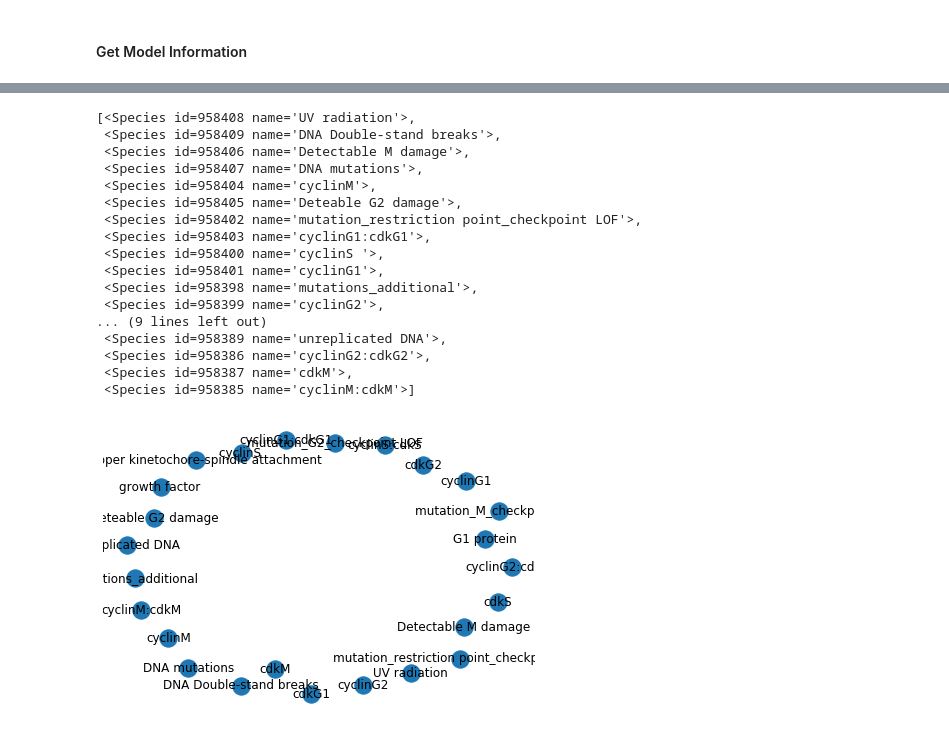
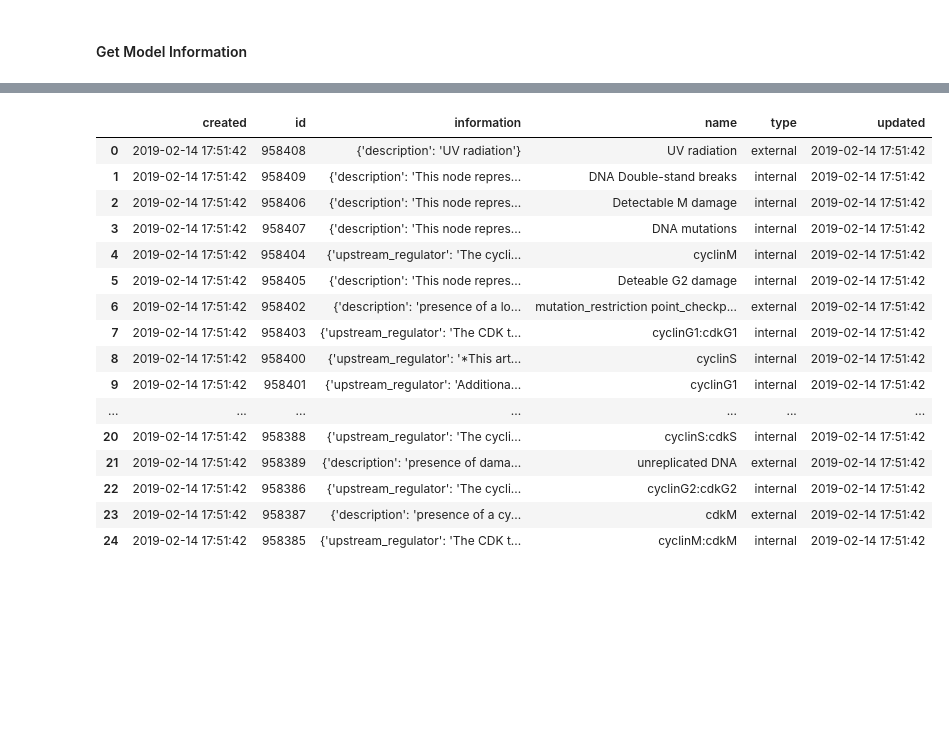
Before and after one commit to cellcollective/ccapi, a Jupyter notebook: notebooks/Example.ipynb, the cells around one changed output, grey strips where cells are left out. Drawn from its saved outputs; the diff is of its cells as text; code cells hidden in the pictures; blank space fills up the shorter version.

```diff
--- a/notebooks/Example.ipynb
+++ b/notebooks/Example.ipynb
@@ -155,4 +145,4 @@ tabulate_models(models)
 # %%
 # Fetch Resources
-model = cc.get("model", id_ = 36652) # Fetches Model, ModelVersions (Components and Species).
+model = client.get("model", id_ = 36652) # Fetches Model, ModelVersions (Components and Species).
 # %% [output]
@@ -160,25 +150,23 @@ model = cc.get("model", id_ = 36652) # Fetches Model, ModelVersions (Components
-# %%
-model.species
-# %% [output]
-[<Species id=958408 name='UV radiation'>,
- <Species id=958409 name='DNA Double-stand breaks'>,
- <Species id=958406 name='Detectable M damage'>,
- <Species id=958407 name='DNA mutations'>,
- <Species id=958404 name='cyclinM'>,
- <Species id=958405 name='Deteable G2 damage'>,
- <Species id=958402 name='mutation_restriction point_checkpoint LOF'>,
- <Species id=958403 name='cyclinG1:cdkG1'>,
- <Species id=958400 name='cyclinS '>,
- <Species id=958401 name='cyclinG1'>,
- <Species id=958398 name='mutations_additional'>,
- <Species id=958399 name='cyclinG2'>,
-... (9 lines left out)
- <Species id=958389 name='unreplicated DNA'>,
- <Species id=958386 name='cyclinG2:cdkG2'>,
- <Species id=958387 name='cdkM'>,
- <Species id=958385 name='cyclinM:cdkM'>]
+# %%
+tabulate_resources(model.species)
+# %% [output]
+|  | created | id | information | name | type | updated |
+| 0 | 2019-02-14 17:51:42 | 958408 | {'description': 'UV radiation'} | UV radiation | external | 2019-02-14 17:51:42 |
+| 1 | 2019-02-14 17:51:42 | 958409 | {'description': 'This node repres... | DNA Double-stand breaks | internal | 2019-02-14 17:51:42 |
+| 2 | 2019-02-14 17:51:42 | 958406 | {'description': 'This node repres... | Detectable M damage | internal | 2019-02-14 17:51:42 |
+| 3 | 2019-02-14 17:51:42 | 958407 | {'description': 'This node repres... | DNA mutations | internal | 2019-02-14 17:51:42 |
+| 4 | 2019-02-14 17:51:42 | 958404 | {'upstream_regulator': 'The cycli... | cyclinM | internal | 2019-02-14 17:51:42 |
+| 5 | 2019-02-14 17:51:42 | 958405 | {'description': 'This node repres... | Deteable G2 damage | internal | 2019-02-14 17:51:42 |
+| 6 | 2019-02-14 17:51:42 | 958402 | {'description': 'presence of a lo... | mutation_restriction point_checkp... | external | 2019-02-14 17:51:42 |
+| 7 | 2019-02-14 17:51:42 | 958403 | {'upstream_regulator': 'The CDK t... | cyclinG1:cdkG1 | internal | 2019-02-14 17:51:42 |
+| 8 | 2019-02-14 17:51:42 | 958400 | {'upstream_regulator': '*This art... | cyclinS | internal | 2019-02-14 17:51:42 |
+| 9 | 2019-02-14 17:51:42 | 958401 | {'upstream_regulator': 'Additiona... | cyclinG1 | internal | 2019-02-14 17:51:42 |
+| ... | ... | ... | ... | ... | ... | ... |
+| 20 | 2019-02-14 17:51:42 | 958388 | {'upstream_regulator': 'The cycli... | cyclinS:cdkS | internal | 2019-02-14 17:51:42 |
+| 21 | 2019-02-14 17:51:42 | 958389 | {'description': 'presence of dama... | unreplicated DNA | external | 2019-02-14 17:51:42 |
+| 22 | 2019-02-14 17:51:42 | 958386 | {'upstream_regulator': 'The cycli... | cyclinG2:cdkG2 | internal | 2019-02-14 17:51:42 |
+| 23 | 2019-02-14 17:51:42 | 958387 | {'description': 'presence of a cy... | cdkM | external | 2019-02-14 17:51:42 |
+| 24 | 2019-02-14 17:51:42 | 958385 | {'upstream_regulator': 'The CDK t... | cyclinM:cdkM | internal | 2019-02-14 17:51:42 |
 # %%
 model.draw()
-# %% [output]
-[figure, removed]
 # %%
```
Also changed, not shown: parts of 18 cells of this notebook, 10 other files.
